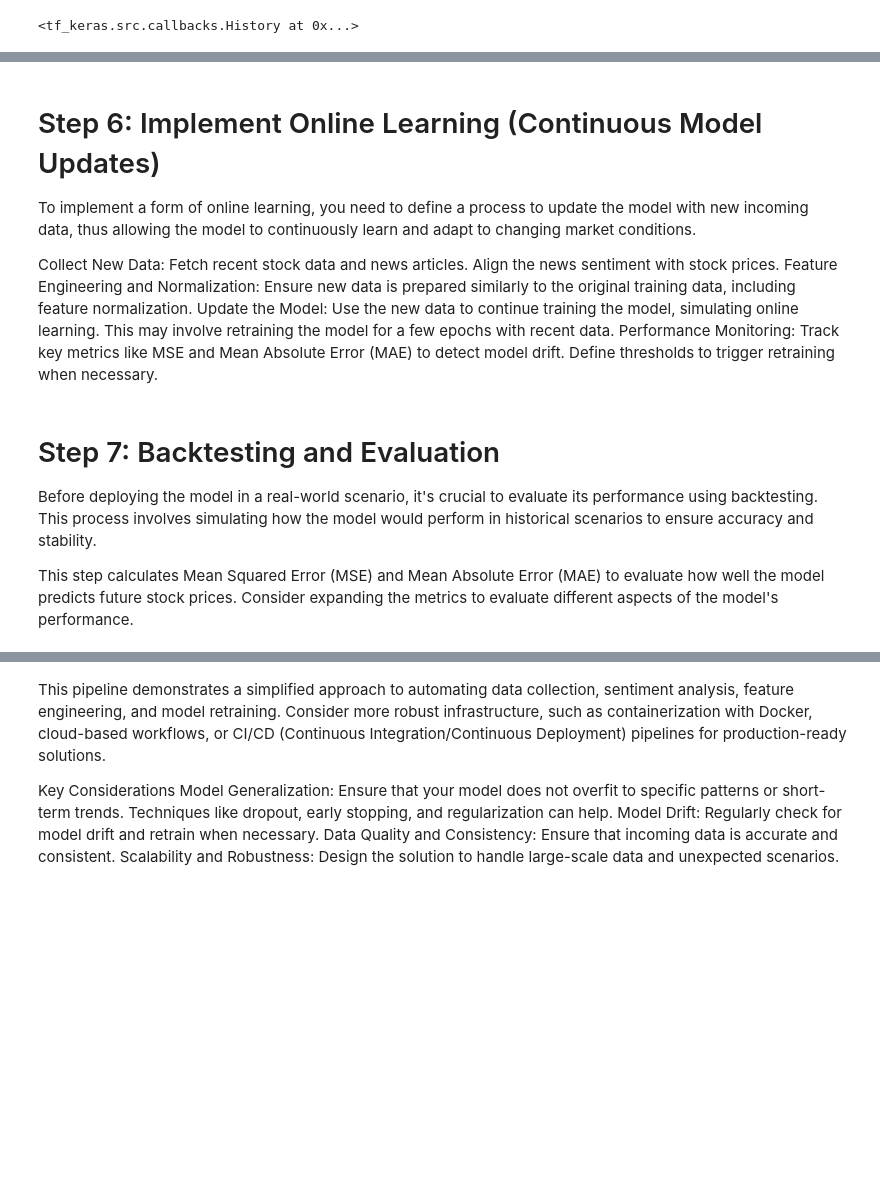
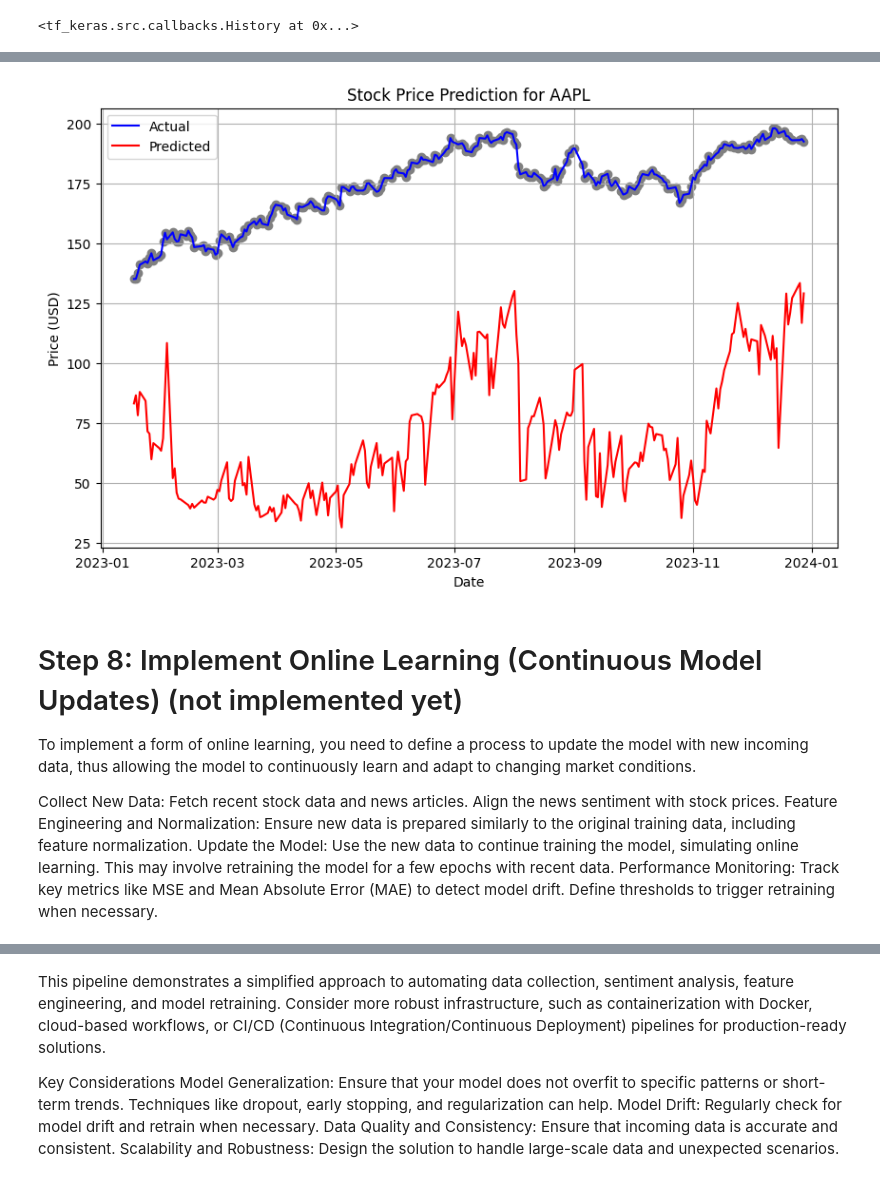
Before and after one commit to reioskr/stocksAI, a Jupyter notebook: sandbox.ipynb, the cells around one changed output, grey strips where cells are left out. Drawn from its saved outputs; the diff is of its cells as text; code cells hidden in the pictures; blank space fills up the shorter version.

```diff
--- a/sandbox.ipynb
+++ b/sandbox.ipynb
@@ -29,10 +45,10 @@ Warning - Certain functionality
 Fetch the stock price history and other indicators, like trading volume, for a specific ticker.
 # %%
 # Define a stock ticker symbol
-ticker_symbol = "AAPL"
+TICKER = "AAPL"
 
 # Get stock price history
-stock_data = si.get_data(ticker_symbol, start_date="2022-01-01")
+stock_data = si.get_data(TICKER, start_date="2022-01-01")
 
 # Include relevant features
 stock_data["trading_volume"] = stock_data["volume"]
@@ -63,18 +59,5 @@ Note: you may need to restart the kernel to use updated packages.
 # %%
-from goose3 import Goose                             # type: ignore
-from transformers import AutoTokenizer               # type: ignore
-from nltk.tokenize import sent_tokenize              # type: ignore
-from bs4 import BeautifulSoup                        # type: ignore
-from transformers import pipeline                    # type: ignore
-import yfinance as yf                                # type: ignore
-from requests import get                             # type: ignore
 
-
-
-
-# For simplicity, let's assume a basic sentiment analysis function
-# Here, you might use a pre-trained sentiment analysis model to determine sentiment
-# This is a placeholder for your sentiment analysis logic
 def get_ticker_news_sentiment(ticker):
 
     ALLOW_TOKENIZATION = False # True: the model will feed the article into the model in chunks of 512 tokens,
@@ -161,4 +144,4 @@ def get_ticker_news_sentiment(ticker):
     return df
 
 
-news_df_orig = get_ticker_news_sentiment(ticker_symbol)
+news_df_orig = get_ticker_news_sentiment(TICKER)
@@ -308,5 +329,55 @@ Epoch 10/10
+# %%
+import matplotlib.pyplot as plt
+# Create a new figure
+plt.figure(figsize=(10, 6))
+
+# Get the dates corresponding to the targets
+dates = backtest_data.index[:len(backtest_target)]
+
+# Plot the actual values
+plt.plot(dates, backtest_target.values, color='blue', label='Actual')
+
+# Plot the predicted values
+plt.plot(dates, backtest_predictions, color='red', label='Predicted')
+
+# Get the sentiment values corresponding to the targets
+sentiments = backtest_data['Article sentiment'][:len(backtest_target)]
+
+# Plot the sentiment values as colored dots on the predicted values
+for i in range(len(sentiments)):
+    if sentiments[i] == 1:
+        plt.scatter(dates[i], backtest_predictions[i], color='green')
+    elif sentiments[i] == -1:
+        plt.scatter(dates[i], backtest_predictions[i], color='red')
+    else:
+        plt.scatter(dates[i], backtest_predictions[i], color='gray')
+
+# Plot the sentiment values as colored dots on the actual values
+for i in range(len(sentiments)):
+    if sentiments[i] == 1:
+        plt.scatter(dates[i], backtest_target.values[i], color='green')
+    elif sentiments[i] == -1:
+        plt.scatter(dates[i], backtest_target.values[i], color='red')
+    else:
+        plt.scatter(dates[i], backtest_target.values[i], color='gray')
+
+# Set the plot title and labels
+plt.title(f'Stock Price Prediction for {TICKER}')
+plt.xlabel('Date')
+plt.ylabel('Price (USD)')
+
+# Show legend
+plt.legend()
+
+# Add grid
+plt.grid(True)
+
+# Show the plot
+plt.show()
+# %% [output]
+[figure, added]
 # %% [markdown]
-# Step 6: Implement Online Learning (Continuous Model Updates)
+# Step 8: Implement Online Learning (Continuous Model Updates) (not implemented yet)
 To implement a form of online learning, you need to define a process to update the model with new incoming data, thus allowing the model to continuously learn and adapt to changing market conditions.
 
 Collect New Data: Fetch recent stock data and news articles. Align the news sentiment with stock prices.
@@ -319,5 +391,0 @@ from yahoo_fin import news
-# %% [markdown]
-# Step 7: Backtesting and Evaluation
-Before deploying the model in a real-world scenario, it's crucial to evaluate its performance using backtesting. This process involves simulating how the model would perform in historical scenarios to ensure accuracy and stability.
-
-This step calculates Mean Squared Error (MSE) and Mean Absolute Error (MAE) to evaluate how well the model predicts future stock prices. Consider expanding the metrics to evaluate different aspects of the model's performance.
```
Also changed, not shown: parts of 15 cells of this notebook.
